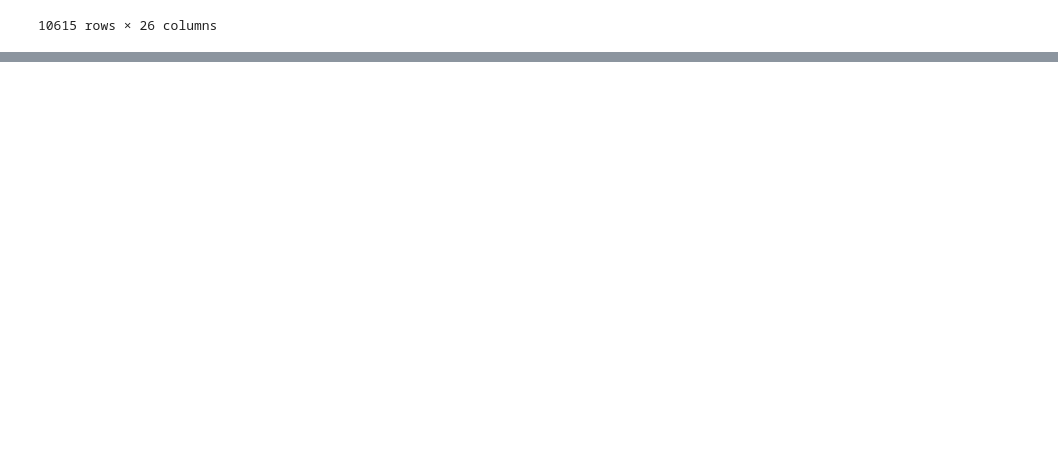
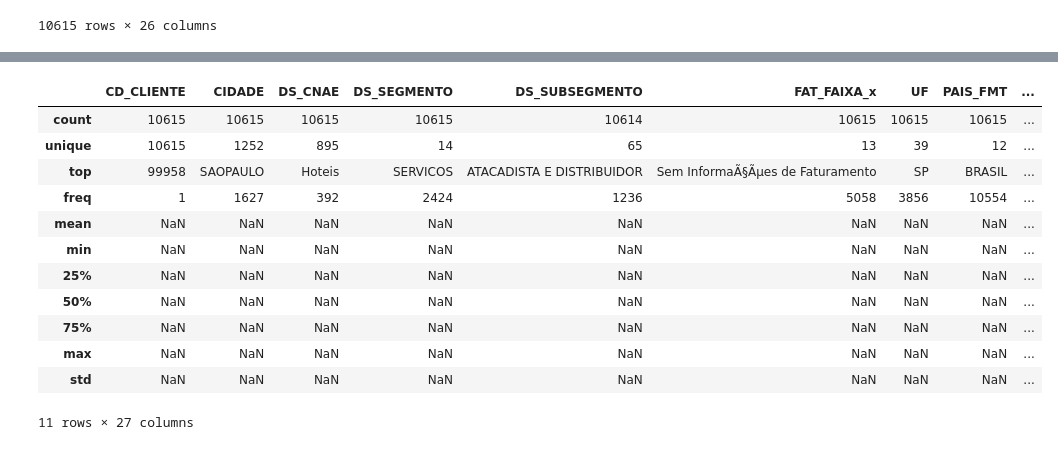
Before and after one commit to fiap-datascience/arcana, a Jupyter notebook: notebooks/analise_exploratoria.ipynb, the cells around one changed output, grey strips where cells are left out. Cells and saved outputs as stored; diff of their text form; code cells hidden in the pictures; blank space fills up the shorter version.

```diff
--- a/notebooks/analise_exploratoria.ipynb
+++ b/notebooks/analise_exploratoria.ipynb
@@ -433,0 +447,18 @@ tabela_clientes
+# %%
+# Estatísticas descritivas
+
+tabela_clientes.describe(include='all')
+# %% [output]
+|  | CD_CLIENTE | CIDADE | DS_CNAE | DS_SEGMENTO | DS_SUBSEGMENTO | FAT_FAIXA_x | UF | PAIS_FMT | ... |
+| count | 10615 | 10615 | 10615 | 10615 | 10614 | 10615 | 10615 | 10615 | ... |
+| unique | 10615 | 1252 | 895 | 14 | 65 | 13 | 39 | 12 | ... |
+| top | 99958 | SAOPAULO | Hoteis | SERVICOS | ATACADISTA E DISTRIBUIDOR | Sem InformaÃ§Ãµes de Faturamento | SP | BRASIL | ... |
+| freq | 1 | 1627 | 392 | 2424 | 1236 | 5058 | 3856 | 10554 | ... |
+| mean | NaN | NaN | NaN | NaN | NaN | NaN | NaN | NaN | ... |
+| min | NaN | NaN | NaN | NaN | NaN | NaN | NaN | NaN | ... |
+| 25% | NaN | NaN | NaN | NaN | NaN | NaN | NaN | NaN | ... |
+| 50% | NaN | NaN | NaN | NaN | NaN | NaN | NaN | NaN | ... |
+| 75% | NaN | NaN | NaN | NaN | NaN | NaN | NaN | NaN | ... |
+| max | NaN | NaN | NaN | NaN | NaN | NaN | NaN | NaN | ... |
+| std | NaN | NaN | NaN | NaN | NaN | NaN | NaN | NaN | ... |
+11 rows × 27 columns
```
Also changed, not shown: parts of 9 cells of this notebook, 2 other files.
